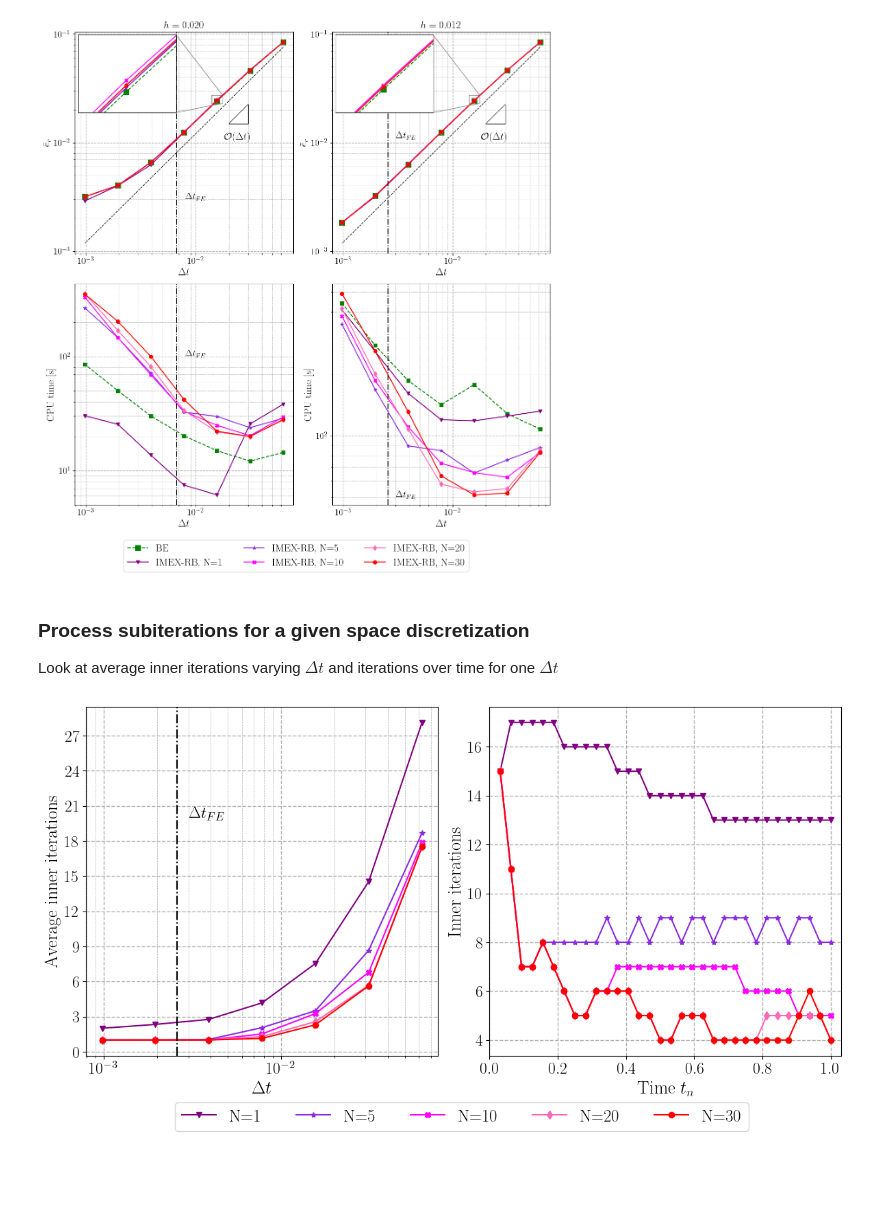
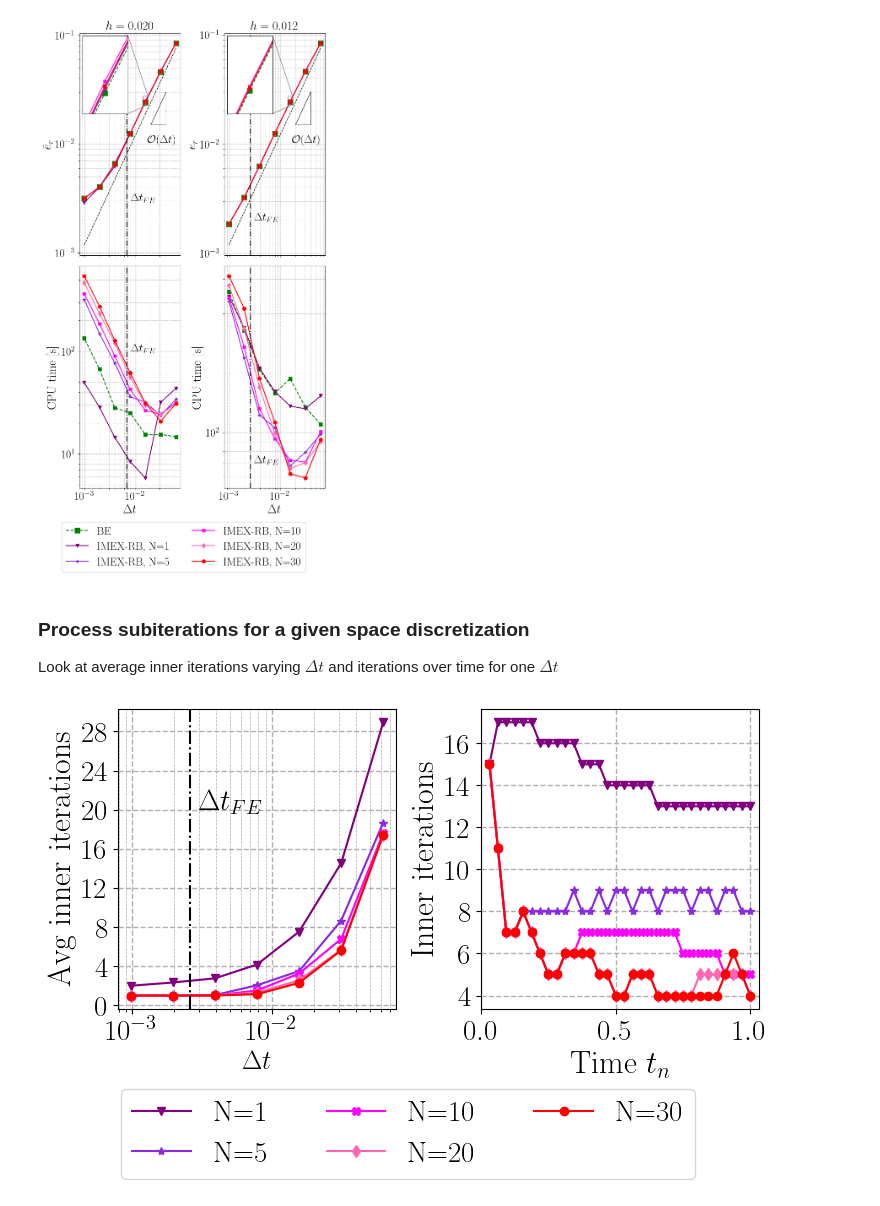
Before and after one commit to Fra-Sala/IMEX-RB, a Jupyter notebook: postprocessing/AdvDiff3D/NvsNt.ipynb, the cells around one changed output. Drawn from its saved outputs; the diff is of its cells as text; code cells hidden in the pictures; blank space fills up the shorter version.

```diff
--- a/postprocessing/AdvDiff3D/NvsNt.ipynb
+++ b/postprocessing/AdvDiff3D/NvsNt.ipynb
@@ -46,9 +46,9 @@ all_colors = [
     "orange",
 ]
 xdeltaFE = [8e-3, 8e-3, 3e-3, 3e-3]
-ydeltaFE = [3e-3, 1e2, 1.1e-2, 5e1]
-larger_fontsize = 17
-smaller_fontsize = 15
+ydeltaFE = [3e-3, 1e2, 2e-3, 7e1]
+larger_fontsize = 21
+smaller_fontsize = 19
 
 results = np.load(results_path, allow_pickle=True)
 Nx_values = results["Nx_values"]           # array of grid sizes
@@ -65,7 +65,7 @@ nIMEX = errIMEX_all.shape[1]
 all_markers = all_markers[:nIMEX]
 all_colors = all_colors[:nIMEX]
 
-fig, axs = plt.subplots(2, 2, figsize=(12, 12))
+fig, axs = plt.subplots(2, 2, figsize=(7, 12), sharex=True)
 
 for col, Nh in enumerate(Nx_values):
     # on top of each column
@@ -106,7 +106,7 @@ for col, Nh in enumerate(Nx_values):
     )
 
     x0, y0 = 0.02, 0.015
-    dx = 0.01
+    dx = 0.02
     dy = y0 * ((x0+dx) / x0) - y0
     ax_err.plot([x0, x0 + dx], [y0, y0], "k-", linewidth=0.75)
     ax_err.plot(
@@ -114,10 +114,10 @@ for col, Nh in enumerate(Nx_values):
     )
     ax_err.plot([x0 + dx, x0], [y0 + dy, y0], "k-", linewidth=0.75)
     ax_err.text(
-        x0+0.012,
-        y0 - dy/3,
+        x0+0.045,
+        y0 - dy/5.5,
         r"$\mathcal{O}(\Delta t)$",
-        fontsize=17,
+        fontsize=smaller_fontsize,
         ha="right",
         va="top",
     )
@@ -127,7 +127,7 @@ for col, Nh in enumerate(Nx_values):
         xdeltaFE[2 * col],
         ydeltaFE[2 * col],
         r"$\Delta t_{FE}$",
-        fontsize=15,
+        fontsize=smaller_fontsize,
         color="k",
     )
 
@@ -163,9 +163,9 @@ for col, Nh in enumerate(Nx_values):
 
     ax_err.grid(which="major", linewidth=1, linestyle="--")
     ax_err.grid(which="minor", linewidth=0.5, linestyle="--")
-    ax_err.tick_params(axis="both", which="major", labelsize=15)
-    ax_err.set_xlabel(r"$\Delta t$", fontsize=17)
-    ax_err.set_ylabel(r"$\bar{e}_r$", fontsize=17)
+    ax_err.tick_params(axis="both", which="major", labelsize=smaller_fontsize)
+    # ax_err.set_xlabel(r"$\Delta t$", fontsize=17)
+    ax_err.set_ylabel(r"$\bar{e}_r$", fontsize=larger_fontsize)
 
     ax_time = axs[1, col]
     ax_time.loglog(
@@ -184,41 +184,41 @@ for col, Nh in enumerate(Nx_values):
             markersize=6,
             color=all_colors[i],
             label=f"IMEX-RB, N={Ns[i]}",
         )
     ax_time.axvline(1 / Nt_FE, color="k", linestyle="-.")
 
     ax_time.text(
         xdeltaFE[2 * col + 1],
         ydeltaFE[2 * col + 1],
         r"$\Delta t_{FE}$",
-        fontsize=15,
+        fontsize=smaller_fontsize,
         color="k",
     )
     ax_time.grid(which="major", linestyle="--", linewidth=1)
     ax_time.grid(which="minor", linestyle="--", linewidth=0.5)
-    ax_time.tick_params(axis="both", which="major", labelsize=15)
-    ax_time.set_xlabel(r"$\Delta t$", fontsize=17)
-    ax_time.set_ylabel("CPU time [s]", fontsize=17)
+    ax_time.tick_params(axis="both", which="major", labelsize=smaller_fontsize)
+    ax_time.set_xlabel(r"$\Delta t$", fontsize=larger_fontsize)
+    ax_time.set_ylabel("CPU time [s]", fontsize=larger_fontsize)
 
 handles, labels = axs[0, 0].get_legend_handles_labels()
 fig.legend(
     handles,
     labels,
     loc="lower center",
-    bbox_to_anchor=(0.5, -0.08),
-    ncol=3,
-    fontsize=17,
+    bbox_to_anchor=(0.5, -0.11),
+    ncol=2,
+    fontsize=smaller_fontsize,
 )
 
 plt.tight_layout()
 plt.savefig(
     os.path.join(
         "plots", f"{problem_name}_convergence_times_N.pdf"
     ),
     bbox_inches="tight",
 )
 # %% [output]
-[figure, old version]
+[figure, new version]
 # %% [markdown]
 ### Process subiterations for a given space discretization
 Look at average inner iterations varying $\Delta t$ and iterations over time
@@ -239,7 +239,9 @@ for i, _Nt in enumerate(Nts):
     mask[i, :, :_Nt] = True
 masked_subiters = np.ma.masked_array(subiters, mask=~mask)
 # %%
-fig, axs = plt.subplots(1, 2, figsize=(12, 6))
+fig, axs = plt.subplots(1, 2, figsize=(7.5, 4))
+smaller_fontsize = 21
+larger_fontsize = 23
 
 # Left subplot: average inner iterations
 ax = axs[0]
@@ -254,13 +256,13 @@ for i, (m, c) in enumerate(zip(all_markers, all_colors)):
         label=f"N={Ns[i]}"
     )
 ax.axvline(1 / Nt_FE, color='k', linestyle='-.')
-ax.text(3e-3, 20, r"$\Delta t_{FE}$", fontsize=17, color='k')
+ax.text(3e-3, 20, r"$\Delta t_{FE}$", fontsize=smaller_fontsize, color='k')
 ax.grid(which='major', linestyle='--', linewidth=1)
 ax.grid(axis='x', which='minor', linestyle='--', linewidth=0.5)
-ax.tick_params(axis='both', which='major', labelsize=17)
+ax.tick_params(axis='both', which='major', labelsize=smaller_fontsize)
 ax.yaxis.set_major_locator(MaxNLocator(integer=True))
 ax.set_xlabel(r"$\Delta t$", fontsize=19)
-ax.set_ylabel("Average inner iterations", fontsize=19)
+ax.set_ylabel("Avg inner iterations", fontsize=larger_fontsize)
 
 # Right subplot: inner iterations vs time
 ax = axs[1]
@@ -278,9 +280,9 @@ for i, (m, c) in enumerate(zip(all_markers, all_colors)):
 ax.grid(which='major', linestyle='--', linewidth=1)
 ax.set_xlim([0, 1 + 1 / Nts[Nt_idx]])
 ax.yaxis.set_major_locator(MaxNLocator(integer=True))
-ax.tick_params(axis='both', which='major', labelsize=17)
-ax.set_xlabel(r"Time $t_n$", fontsize=19)
-ax.set_ylabel("Inner iterations", fontsize=19)
+ax.tick_params(axis='both', which='major', labelsize=smaller_fontsize)
+ax.set_xlabel(r"Time $t_n$", fontsize=larger_fontsize)
+ax.set_ylabel("Inner iterations", fontsize=larger_fontsize)
 
 # external legend on the right, one column (using legend from the left subplot)
 handles, labels = axs[0].get_legend_handles_labels()
@@ -288,11 +290,11 @@ fig.legend(
     handles,
     labels,
     loc='lower center',
-    bbox_to_anchor=(0.52, -0.08),
-    fontsize=18,
-    ncol=5
+    bbox_to_anchor=(0.5, -0.25),
+    fontsize=smaller_fontsize,
+    ncol=3
 )
 plt.tight_layout()
 plt.savefig('plots/' + f'{problem_name}_' + f'iters_N_Nx_{Nx_values[idx_Nx]}.pdf', bbox_inches="tight")
 # %% [output]
-[figure, old version]
+[figure, new version]
```
Also changed, not shown: 5 other files.
